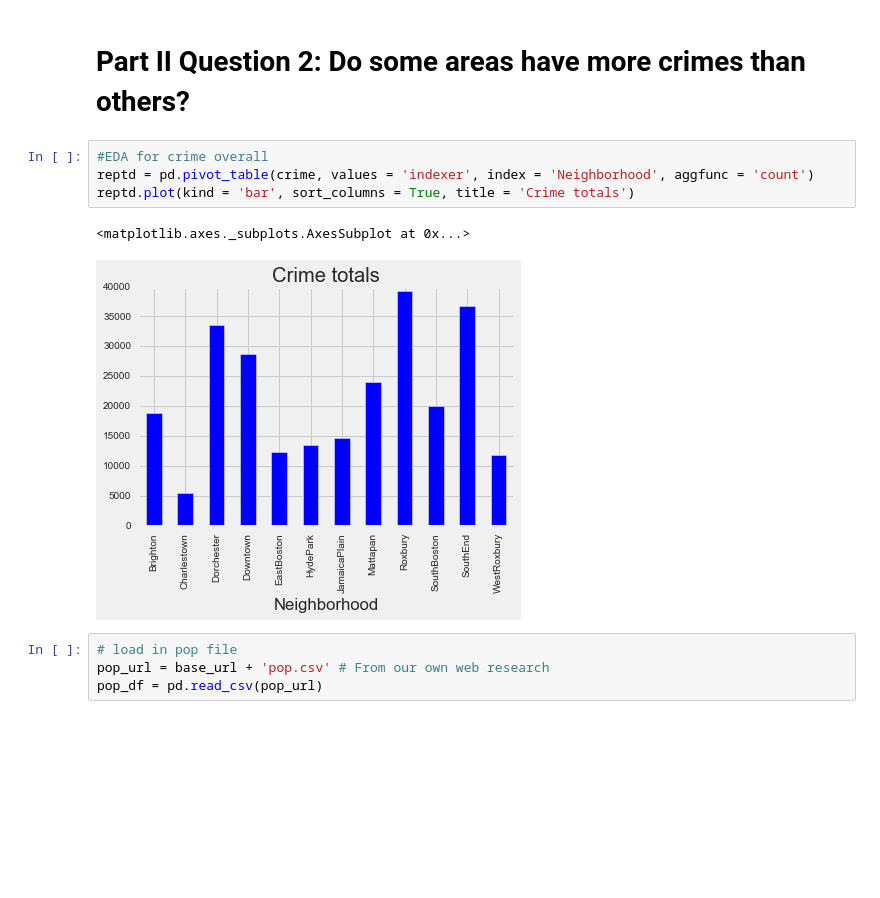
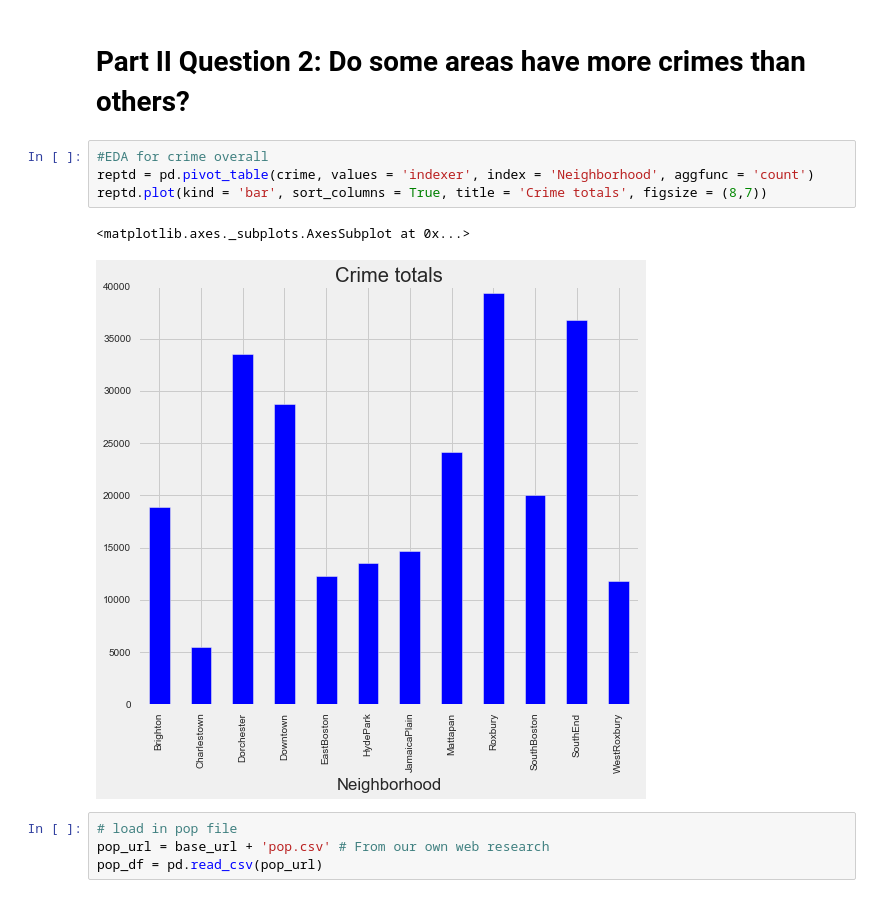
Before and after one commit to aisaacso/SafeBoss, a Jupyter notebook: crimes.ipynb, the cells around one changed output. Drawn from its saved outputs; the diff is of its cells as text; blank space fills up the shorter version.

Commit message:
resize neighborhood charts

```diff
--- a/crimes.ipynb
+++ b/crimes.ipynb
@@ -260,10 +260,10 @@ sm.qqplot(test_resid, fit=True, line='s', ax=axes[1]);
 # %%
 #EDA for crime overall
 reptd = pd.pivot_table(crime, values = 'indexer', index = 'Neighborhood', aggfunc = 'count')
-reptd.plot(kind = 'bar', sort_columns = True, title = 'Crime totals')
+reptd.plot(kind = 'bar', sort_columns = True, title = 'Crime totals', figsize = (8,7))
 # %% [output]
 <matplotlib.axes._subplots.AxesSubplot at 0x...>
-[figure, old version]
+[figure, new version]
 # %%
 # load in pop file
 pop_url = base_url + 'pop.csv' # From our own web research
```
Also changed, not shown: parts of 16 cells of this notebook.
